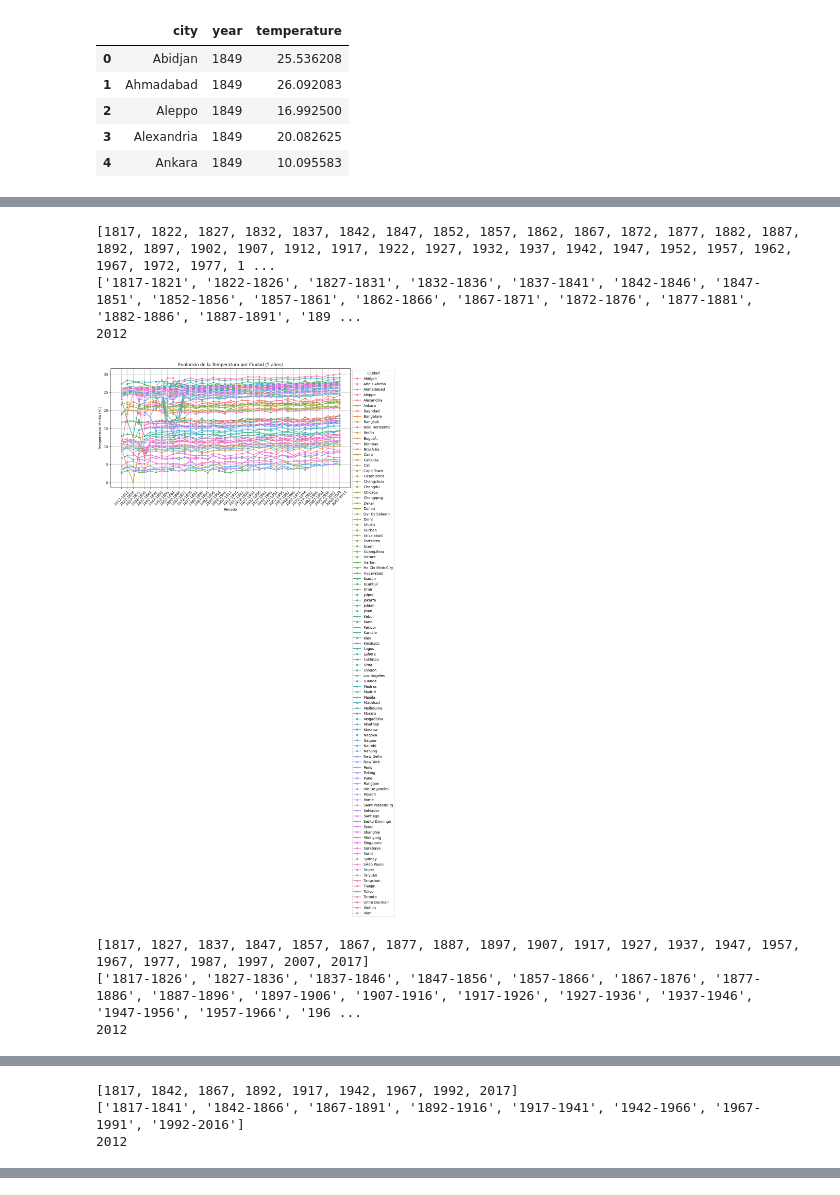
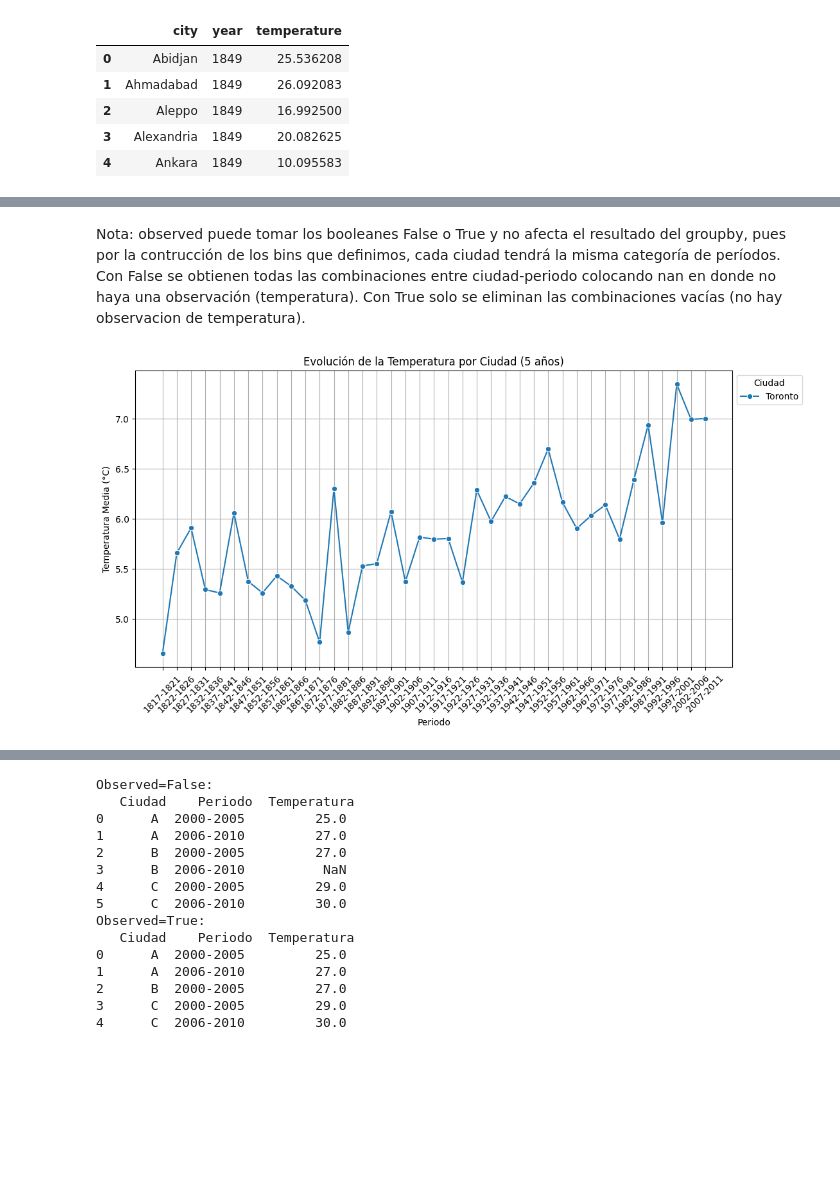
Before and after one commit to RodrigoRiveraRico/data_science_FCiencias, a Jupyter notebook: Clase_3/Clase_3.ipynb, the cells around one changed output, grey strips where cells are left out. Drawn from its saved outputs; the diff is of its cells as text; code cells hidden in the pictures; blank space fills up the shorter version.

```diff
--- a/Clase_3/Clase_3.ipynb
+++ b/Clase_3/Clase_3.ipynb
@@ -366,8 +367,0 @@ g = df_long[(df_long['city']=='Abidjan') & (1860<df_long['year']) & ((1880>df_lo
-# %%
-abidjan_idx = np.where(np.array(conjunto[3])=='Abidjan')[0]
-abidjan_temp = AverageTemperature_full[abidjan_idx]
-
-abidjan_fecha = np.array(conjunto[0])[abidjan_idx]
-
-for i in zip(abidjan_fecha, abidjan_temp):
-    print(i)
@@ -474,43 +428,31 @@ df_grouped
+# %% [markdown]
+Nota: observed puede tomar los booleanes False o True y no afecta el resultado del groupby, pues por la contrucción de los bins que definimos, cada ciudad tendrá la misma categoría de períodos. Con False se obtienen todas las combinaciones entre ciudad-periodo colocando nan en donde no haya una observación (temperatura). Con True solo se eliminan las combinaciones vacías (no hay observacion de temperatura).
 # %%
-# df = pd.DataFrame.from_dict(city_data, orient="index").reset_index()
-# df = df.rename(columns={"index": "Ciudad"})  # Renombrar columna de ciudades
-# df_long = df.melt(id_vars=["Ciudad"], var_name="Año", value_name="Temperatura")
-# df_long["Año"] = df_long["Año"].astype(int)  # Asegurar que el año es numérico
-
-# 🔹 DEFINIR PERÍODOS (5, 10, 25 años)
+# DEFINIR PERÍODOS (5, 10, 25 años)
 periodos = [5, 10, 25]
 
-# 🔹 CREAR GRÁFICOS PARA CADA PERIODO
+# CREAR GRÁFICOS PARA CADA PERIODO
 for periodo in periodos:
     # Crear intervalos de tiempo
     min_year, max_year = df_long["year"].min(), df_long["year"].max()
     bins = list(range(min_year, max_year + periodo, periodo))
     labels = [(f"{bins[i]}-{bins[i+1]-1}") for i in range(len(bins)-1)]
 
-    print(bins),  print(labels), print(max_year)
-
     # Asignar cada año a un intervalo
     df_long[f"Periodo_{periodo}"] = pd.cut(df_long["year"], bins=bins, labels=labels, right=False)
 
     # Calcular la temperatura media por período y ciudad
-    df_grouped = df_long.groupby(["city", f"Periodo_{periodo}"])["temperature"].mean().reset_index()
+    df_grouped = df_long.groupby(["city", f"Periodo_{periodo}"], observed=True)["temperature"].mean().reset_index()
 
-    # 🔹 GRAFICAR
+    # GRAFICAR
     plt.figure(figsize=(12, 6))
-    # sns.lineplot(data=df_grouped[df_grouped['city']=='Abidjan'], x=f"Periodo_{periodo}", y="temperature", hue="city", marker="o")
-    sns.lineplot(data=df_grouped, x=f"Periodo_{periodo}", y="temperature", hue="city", marker="o")
+    sns.lineplot(data=df_grouped[df_grouped['city']=='Toronto'], x=f"Periodo_{periodo}", y="temperature", hue="city", marker="o")
     plt.title(f"Evolución de la Temperatura por Ciudad ({periodo} años)")
     plt.xlabel("Periodo")
     plt.ylabel("Temperatura Media (°C)")
     plt.xticks(rotation=45)
     plt.legend(title="Ciudad", bbox_to_anchor=(1, 1))
     plt.grid(True)
     plt.show()
 # %% [output]
-[1817, 1822, 1827, 1832, 1837, 1842, 1847, 1852, 1857, 1862, 1867, 1872, 1877, 1882, 1887, 1892, 1897, 1902, 1907, 1912, 1917, 1922, 1927, 1932, 1937, 1942, 1947, 1952, 1957, 1962, 1967, 1972, 1977, 1 ...
-['1817-1821', '1822-1826', '1827-1831', '1832-1836', '1837-1841', '1842-1846', '1847-1851', '1852-1856', '1857-1861', '1862-1866', '1867-1871', '1872-1876', '1877-1881', '1882-1886', '1887-1891', '189 ...
-2012
-[figure, old version]
+[figure, new version]
-[1817, 1827, 1837, 1847, 1857, 1867, 1877, 1887, 1897, 1907, 1917, 1927, 1937, 1947, 1957, 1967, 1977, 1987, 1997, 2007, 2017]
-['1817-1826', '1827-1836', '1837-1846', '1847-1856', '1857-1866', '1867-1876', '1877-1886', '1887-1896', '1897-1906', '1907-1916', '1917-1926', '1927-1936', '1937-1946', '1947-1956', '1957-1966', '196 ...
-2012
@@ -518,3 +459,0 @@ for periodo in periodos:
-[1817, 1842, 1867, 1892, 1917, 1942, 1967, 1992, 2017]
-['1817-1841', '1842-1866', '1867-1891', '1892-1916', '1917-1941', '1942-1966', '1967-1991', '1992-2016']
-2012
@@ -521,0 +461,33 @@ for periodo in periodos:
+# %%
+import pandas as pd
+
+# Ejemplo de DataFrame con periodos como categorías
+df = pd.DataFrame({
+    "Ciudad": ["A", "A", "B", "A", "C", "C"],
+    "Periodo": pd.Categorical(["2000-2005", "2006-2010", "2000-2005", "2006-2010", "2000-2005", "2006-2010"]),
+    "Temperatura": [25, 26, 27, 28, 29, 30]
+})
+
+# Groupby con observed=False (se conservan todas las categorías)
+df_grouped1 = df.groupby(["Ciudad", "Periodo"], observed=False)["Temperatura"].mean().reset_index()
+print("Observed=False:\n", df_grouped1)
+
+# Groupby con observed=True (solo categorías con datos)
+df_grouped2 = df.groupby(["Ciudad", "Periodo"], observed=True)["Temperatura"].mean().reset_index()
+print("Observed=True:\n", df_grouped2)
+# %% [output]
+Observed=False:
+   Ciudad    Periodo  Temperatura
+0      A  2000-2005         25.0
+1      A  2006-2010         27.0
+2      B  2000-2005         27.0
+3      B  2006-2010          NaN
+4      C  2000-2005         29.0
+5      C  2006-2010         30.0
+Observed=True:
+   Ciudad    Periodo  Temperatura
+0      A  2000-2005         25.0
+1      A  2006-2010         27.0
+2      B  2000-2005         27.0
+3      C  2000-2005         29.0
+4      C  2006-2010         30.0
```
Also changed, not shown: parts of 17 cells of this notebook.
